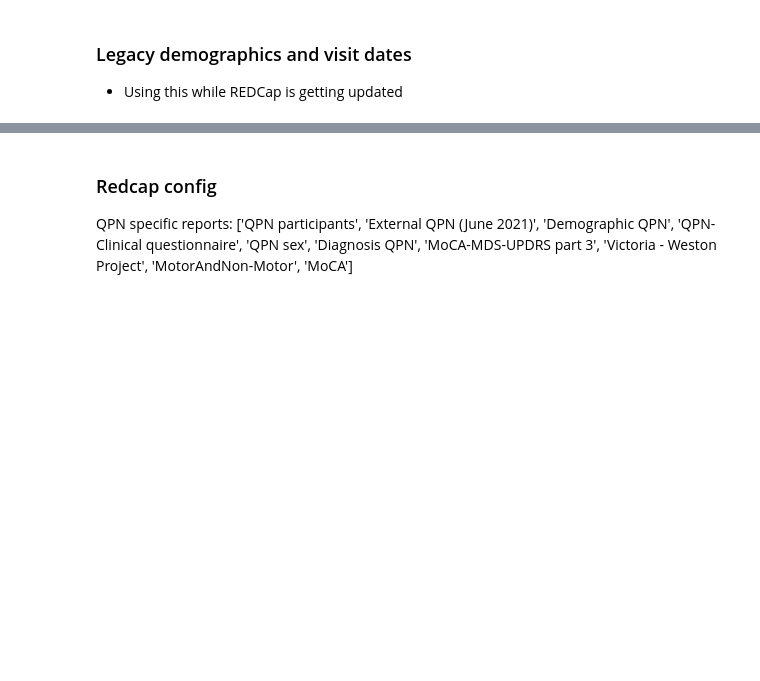
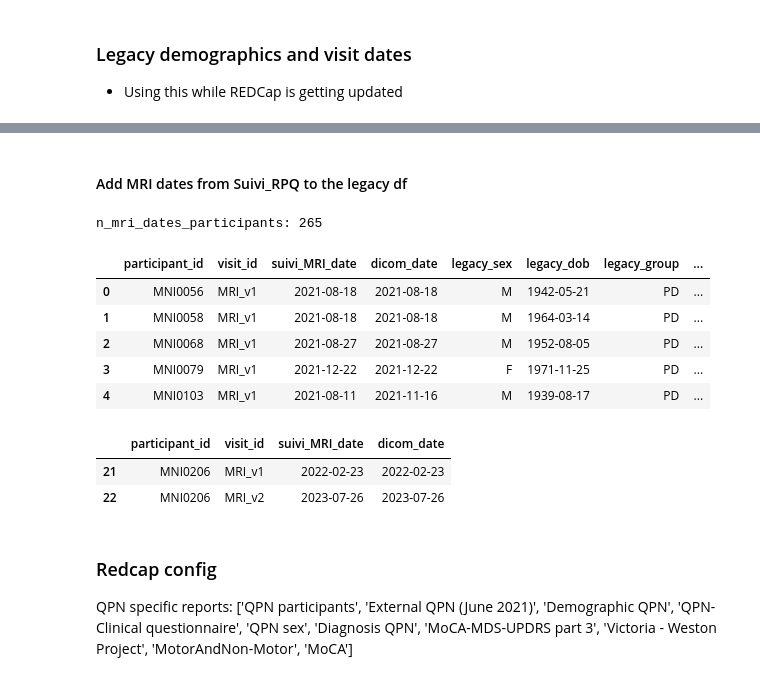
Before and after one commit to nipoppy/nipoppy, a Jupyter notebook: nipoppy/notebooks/redcap.ipynb, the cells around one changed output, grey strips where cells are left out. Cells and saved outputs as stored; diff of their text form; code cells hidden in the pictures; blank space fills up the shorter version.

```diff
--- a/nipoppy/notebooks/redcap.ipynb
+++ b/nipoppy/notebooks/redcap.ipynb
@@ -38,6 +38,7 @@ log_file = f"{log_dir}/bids_conv.log"
 logger = my_logger.get_logger(log_file)
 
 redcap_report_csv = f"{release_dir}{current_release}/tabular/assessments/COPN-MRIDataReport2023110_DATA_LABELS_2024-01-10_1004.csv"
+MRI_dates_csv = f"{DATASET_ROOT}/scratch/mri_dates_sanity_check.csv"
 # %% [markdown]
 ### Manifest
 # %%
@@ -84,0 +101,22 @@ legacy_recruit_df.groupby("legacy_group").count()
+# %% [markdown]
+#### Add MRI dates from Suivi_RPQ to the legacy df
+# %%
+MRI_dates_df = pd.read_csv(MRI_dates_csv)
+n_mri_dates_participants = len(MRI_dates_df["participant_id"].unique())
+print(f"n_mri_dates_participants: {n_mri_dates_participants}")
+
+MRI_dates_df = MRI_dates_df[MRI_dates_df["visit_id"]=="MRI_v1"][["participant_id","visit_id","suivi_MRI_date","dicom_date"]]
+MRI_dates_df["suivi_MRI_date"] = pd.to_datetime(MRI_dates_df["suivi_MRI_date"], errors="coerce", dayfirst=False)
+MRI_dates_df["dicom_date"] = pd.to_datetime(MRI_dates_df["dicom_date"], errors="coerce", dayfirst=False)
+
+legacy_recruit_df = pd.merge(MRI_dates_df, legacy_recruit_df, on=["participant_id","visit_id"], how="left")
+
+legacy_recruit_df.head()
+# %% [output]
+n_mri_dates_participants: 265
+|  | participant_id | visit_id | suivi_MRI_date | dicom_date | legacy_sex | legacy_dob | legacy_group | ... |
+| 0 | MNI0056 | MRI_v1 | 2021-08-18 | 2021-08-18 | M | 1942-05-21 | PD | ... |
+| 1 | MNI0058 | MRI_v1 | 2021-08-18 | 2021-08-18 | M | 1964-03-14 | PD | ... |
+| 2 | MNI0068 | MRI_v1 | 2021-08-27 | 2021-08-27 | M | 1952-08-05 | PD | ... |
+| 3 | MNI0079 | MRI_v1 | 2021-12-22 | 2021-12-22 | F | 1971-11-25 | PD | ... |
+| 4 | MNI0103 | MRI_v1 | 2021-08-11 | 2021-11-16 | M | 1939-08-17 | PD | ... |
@@ -85,3 +131,9 @@ legacy_recruit_df.groupby("legacy_group").count()
+# %%
+MRI_dates_df[MRI_dates_df["participant_id"] == "MNI0206"]
+# %% [output]
+|  | participant_id | visit_id | suivi_MRI_date | dicom_date |
+| 21 | MNI0206 | MRI_v1 | 2022-02-23 | 2022-02-23 |
+| 22 | MNI0206 | MRI_v2 | 2023-07-26 | 2023-07-26 |
 # %% [markdown]
 ### Redcap config
 QPN specific reports:
```
Also changed, not shown: parts of 27 cells of this notebook, 2 other files.
